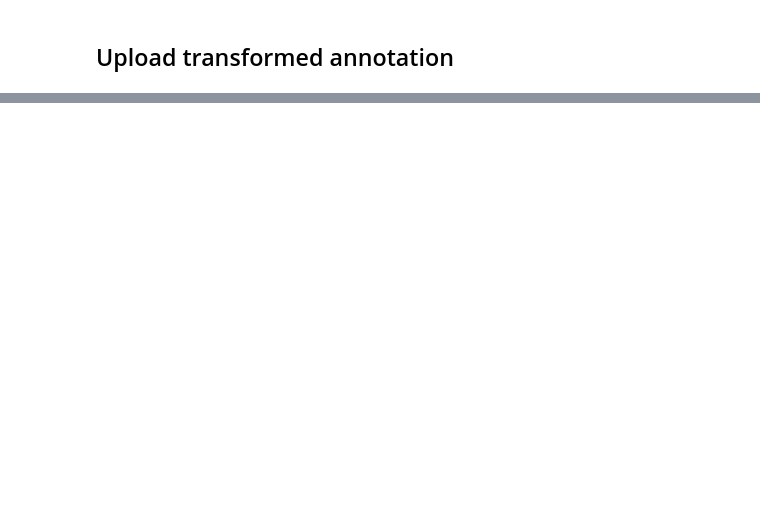
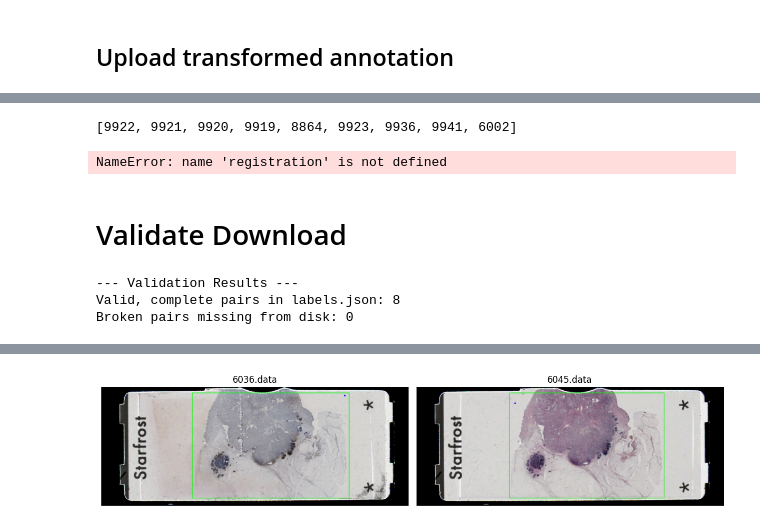
Before and after one commit to fusiongodo/medical-image-registration, a Jupyter notebook: WSI-Registration.ipynb, the cells around one changed output, grey strips where cells are left out. Drawn from its saved outputs; the diff is of its cells as text; code cells hidden in the pictures; blank space fills up the shorter version.

```diff
--- a/WSI-Registration.ipynb
+++ b/WSI-Registration.ipynb
@@ -339,0 +216,9 @@ annotations_api.create_annotation(body=new_anno)
+# %%
+target_images[325:334]
+# %% [output]
+[9922, 9921, 9920, 9919, 8864, 9923, 9936, 9941, 6002]
+# %%
+qt_file = "temp.pickle"
+status, target_path = image_registration_api.download_registration_file(file=registration.server_file, target_path=qt_file)
+# %% [output]
+NameError: name 'registration' is not defined
@@ -339,0 +227,57 @@ annotations_api.create_annotation(body=new_anno)
+# %% [markdown]
+# Validate Download
+# %%
+import json
+from pathlib import Path
+
+DATASET_DIR = Path("dataset/images")
+LABEL_FILE = Path("dataset/labels.json")
+
+downloaded_ids = {int(f.stem) for f in DATASET_DIR.glob("*.data")}
+
+with open(LABEL_FILE, "r") as f:
+    labels = json.load(f)
+
+complete_pairs = 0
+broken_pairs = []
+
+for pair in labels:
+    src = pair["source_image_id"]
+    tgt = pair["target_image_id"]
+
+    if src in downloaded_ids and tgt in downloaded_ids:
+        complete_pairs += 1
+    else:
+        broken_pairs.append(pair)
+# %% [output]
+--- Validation Results ---
+Valid, complete pairs in labels.json: 8
+Broken pairs missing from disk: 0
+# %%
+import tifffile
+import matplotlib.pyplot as plt
+from pathlib import Path
+
+file_paths = [Path("dataset/images/6036.data"), Path("dataset/images/6045.data")]
+
+fig, axes = plt.subplots(1, len(file_paths), figsize=(12, 6))
+
+# Open the BigTIFF safely without loading pixels into memory yet
+for ax, file_path in zip(axes, file_paths):
+    with tifffile.TiffFile(file_path) as slide:
+        print(f"Successfully opened! The image has {len(slide.pages)} pyramidal levels.")
+
+        # Grab the smallest level (usually the last page in the pyramid)
+        thumbnail = slide.pages[-1].asarray()
+
+
+    print(f"Thumbnail shape: {thumbnail.shape}")
+
+    # Plot it
+    ax.imshow(thumbnail)
+    ax.set_title(file_path.name)
+    ax.axis("off")
+
+plt.tight_layout()
+plt.show()
+# %% [output]
@@ -339,0 +288 @@ annotations_api.create_annotation(body=new_anno)
+[figure, added]
```
Also changed, not shown: parts of 38 cells of this notebook, 3 other files.
